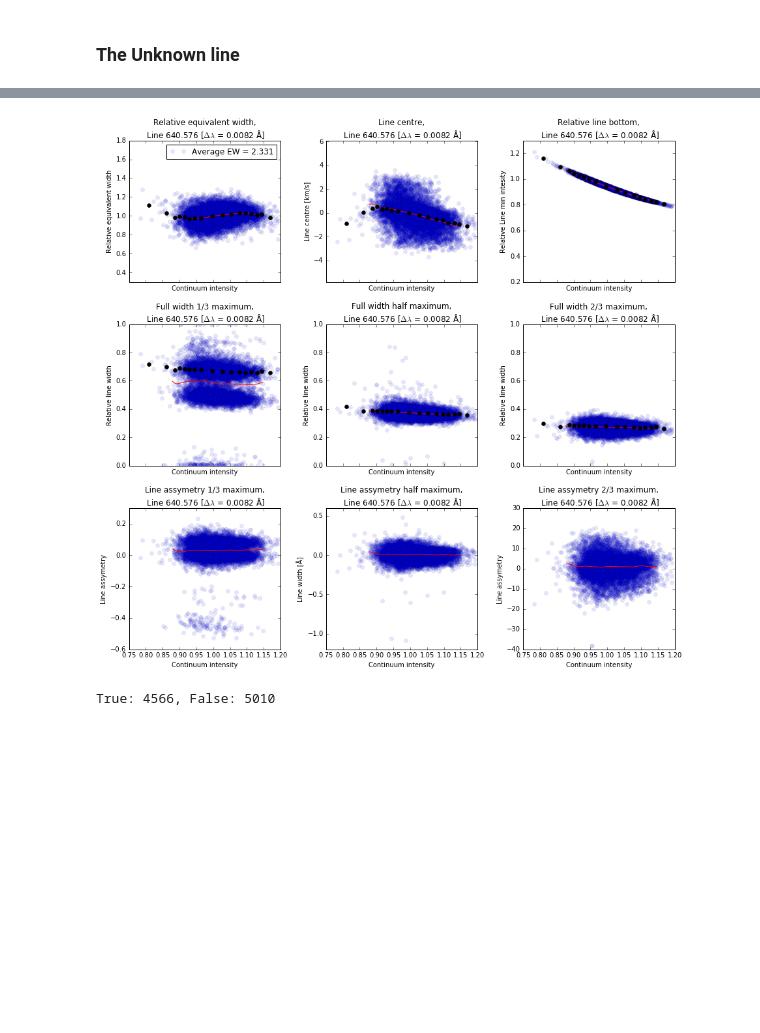
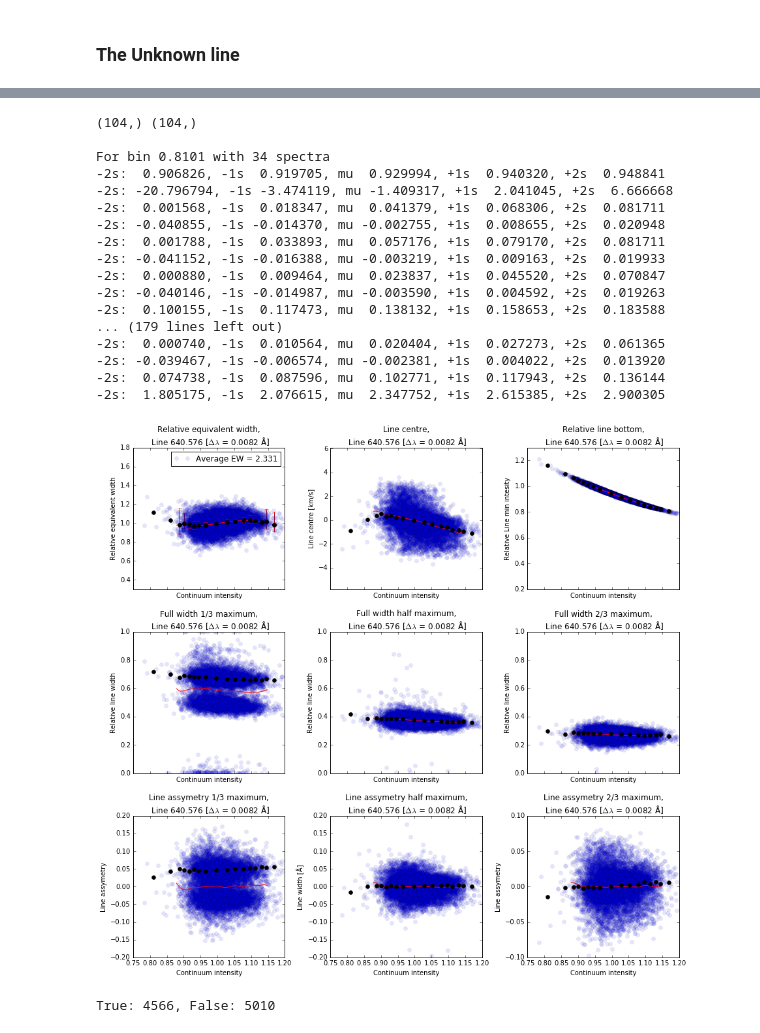
Before and after one commit to Tobychev/Danspectra, a Jupyter notebook: 6405_region-Splines.ipynb, the cells around one changed output, grey strips where cells are left out. Saved outputs shown, nothing was run; the diff lists cells and outputs as text; code cells hidden in the pictures; blank space fills up the shorter version.

```diff
--- a/6405_region-Splines.ipynb
+++ b/6405_region-Splines.ipynb
@@ -117,2 +121,6 @@ vis.spline_linemap(mesFeI,FeI,mesbin=mesFeIbin)
 # %% [markdown]
 ### The Unknown line
+# %%
+pl.rcParams["figure.figsize"] = (11,8)
+pl.plot(mesMystbin[2:,-1] ,mesMystbin[2:,1])
+mesMystbin[2:,1]
@@ -119,11 +134,32 @@ vis.spline_linemap(mesFeI,FeI,mesbin=mesFeIbin)
 # %%
 pl.rcParams["figure.figsize"] = (15,14)
 #binMyst = bn.binspec(s6405_t5p,mesmyst[:,cont],mesmyst[:,cont],method="blocks")
 #mesMystbin = myst.measure_on_block(s6405_t5p,binMyst.binned[:,myst.idx],binMyst.con)
 
-vis.spline_linemap(mesmyst,myst,mesbin=mesMystbin)
+
+
+errs = bn.binerror(binMyst,mesmyst[:,cont],myst)
+
+vis.spline_linemap(mesmyst,myst,mesbin=mesMystbin,errs=errs)
 # %% [output]
+(104,) (104,)
+
+For bin 0.8101 with 34 spectra
+-2s:  0.906826, -1s  0.919705, mu  0.929994, +1s  0.940320, +2s  0.948841
+-2s: -20.796794, -1s -3.474119, mu -1.409317, +1s  2.041045, +2s  6.666668
+-2s:  0.001568, -1s  0.018347, mu  0.041379, +1s  0.068306, +2s  0.081711
+-2s: -0.040855, -1s -0.014370, mu -0.002755, +1s  0.008655, +2s  0.020948
+-2s:  0.001788, -1s  0.033893, mu  0.057176, +1s  0.079170, +2s  0.081711
+-2s: -0.041152, -1s -0.016388, mu -0.003219, +1s  0.009163, +2s  0.019933
+-2s:  0.000880, -1s  0.009464, mu  0.023837, +1s  0.045520, +2s  0.070847
+-2s: -0.040146, -1s -0.014987, mu -0.003590, +1s  0.004592, +2s  0.019263
+-2s:  0.100155, -1s  0.117473, mu  0.138132, +1s  0.158653, +2s  0.183588
+... (179 lines left out)
+-2s:  0.000740, -1s  0.010564, mu  0.020404, +1s  0.027273, +2s  0.061365
+-2s: -0.039467, -1s -0.006574, mu -0.002381, +1s  0.004022, +2s  0.013920
+-2s:  0.074738, -1s  0.087596, mu  0.102771, +1s  0.117943, +2s  0.136144
+-2s:  1.805175, -1s  2.076615, mu  2.347752, +1s  2.615385, +2s  2.900305
-[figure, old version]
+[figure, new version]
 # %%
 pl.rcParams["figure.figsize"] = (10,6)
 MystSplits = bn.binspec(s6405_t5p,mesmyst[:,cont], (mesmyst[:,fw13]/myst.width < 0.6) )
```
Also changed, not shown: parts of 6 cells of this notebook, 2 other files.
